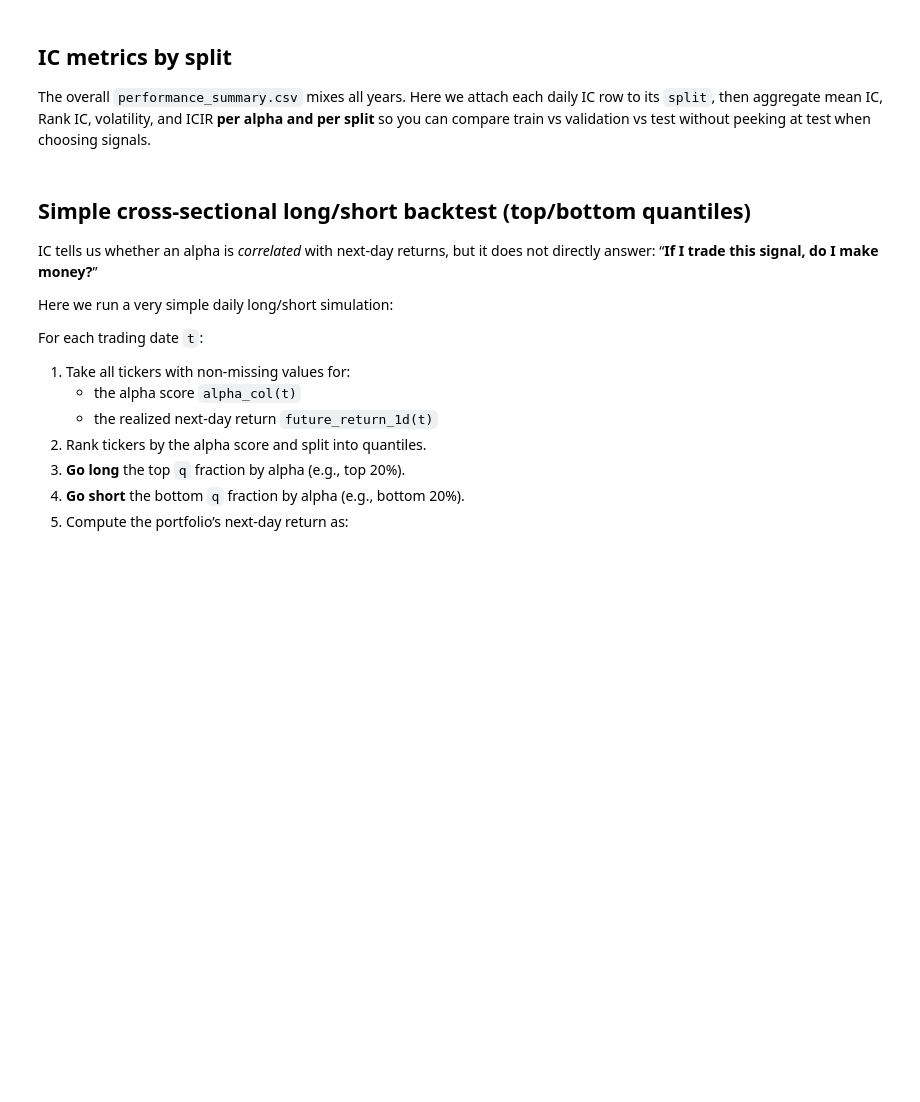
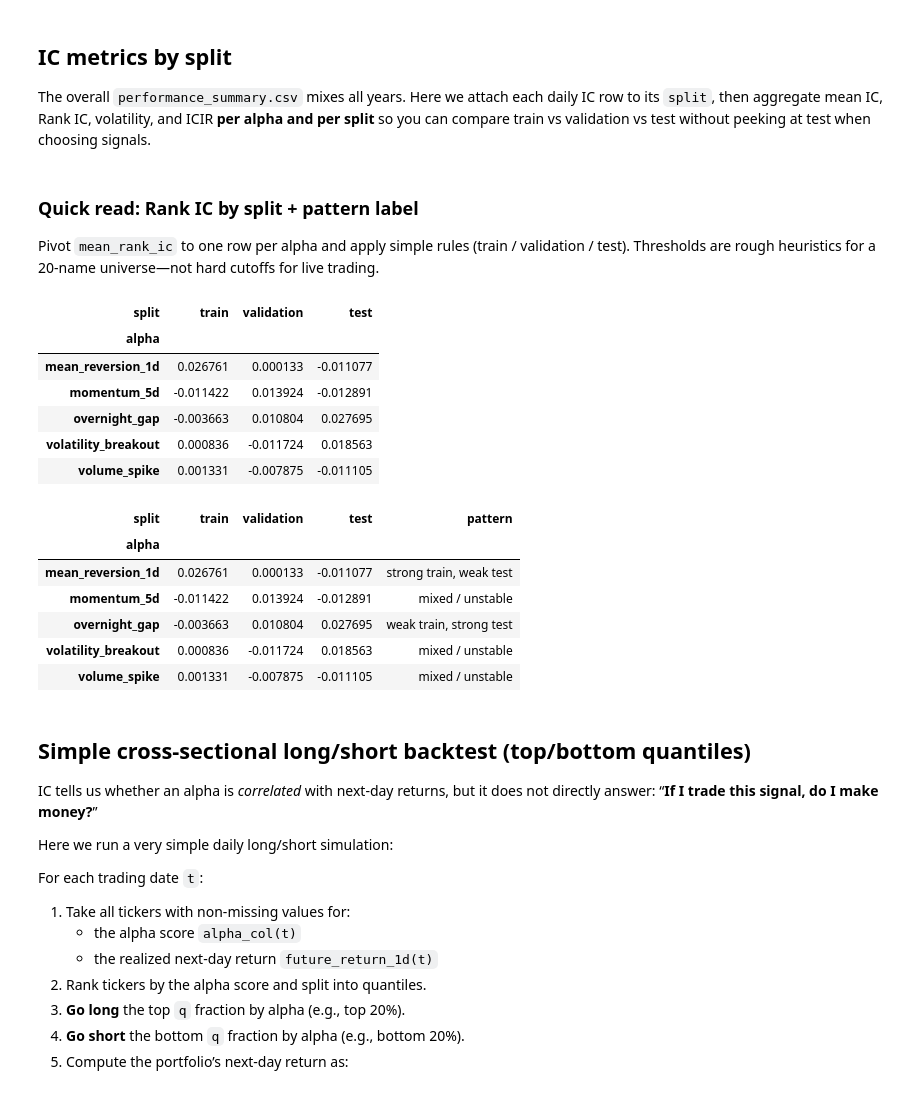
Before and after one commit to jinhanjinhan/AlphaForge-AI, a Jupyter notebook: notebooks/02_alpha_eval_with_splits_and_costs.ipynb, the cells around one changed output. Drawn from its saved outputs; the diff is of its cells as text; code cells hidden in the pictures; blank space fills up the shorter version.

Commit message:
Assign signal for each alpha on train vs validation vs test

```diff
--- a/notebooks/02_alpha_eval_with_splits_and_costs.ipynb
+++ b/notebooks/02_alpha_eval_with_splits_and_costs.ipynb
@@ -286,6 +286,51 @@ performance_by_split["rank_icir"] = (
 performance_by_split.sort_values(["alpha", "split"])
 
 performance_by_split.to_csv(DATA_DIR / "performance_summary_by_split.csv", index=False)
+# %% [markdown]
+### Quick read: Rank IC by split + pattern label
+
+Pivot `mean_rank_ic` to one row per alpha and apply simple rules (train / validation / test). Thresholds are rough heuristics for a 20-name universe—not hard cutoffs for live trading.
+# %%
+# Uses in-memory performance_by_split from the cell above (re-read CSV only if restarting kernel here)
+# p = pd.read_csv(DATA_DIR / "performance_summary_by_split.csv")
+
+p = performance_by_split.sort_values(["alpha", "split"])
+
+wide = p.pivot(index="alpha", columns="split", values="mean_rank_ic")[
+    ["train", "validation", "test"]
+]
+display(wide)
+
+
+def pattern(row):
+    t, v, te = row["train"], row["validation"], row["test"]
+    if all(abs(x) < 0.01 for x in [t, v, te]):
+        return "weak everywhere"
+    if t > 0.02 and te < 0:
+        return "strong train, weak test"
+    if t < 0.01 and te > 0.02:
+        return "weak train, strong test"
+    if t > 0 and v > 0 and te > 0:
+        return "stable (same sign)"
+    return "mixed / unstable"
+
+
+wide.assign(pattern=wide.apply(pattern, axis=1))
+# %% [output]
+| split | train | validation | test |
+| alpha |  |  |  |
+| mean_reversion_1d | 0.026761 | 0.000133 | -0.011077 |
+| momentum_5d | -0.011422 | 0.013924 | -0.012891 |
+| overnight_gap | -0.003663 | 0.010804 | 0.027695 |
+| volatility_breakout | 0.000836 | -0.011724 | 0.018563 |
+| volume_spike | 0.001331 | -0.007875 | -0.011105 |
+| split | train | validation | test | pattern |
+| alpha |  |  |  |  |
+| mean_reversion_1d | 0.026761 | 0.000133 | -0.011077 | strong train, weak test |
+| momentum_5d | -0.011422 | 0.013924 | -0.012891 | mixed / unstable |
+| overnight_gap | -0.003663 | 0.010804 | 0.027695 | weak train, strong test |
+| volatility_breakout | 0.000836 | -0.011724 | 0.018563 | mixed / unstable |
+| volume_spike | 0.001331 | -0.007875 | -0.011105 | mixed / unstable |
 # %% [markdown]
 ## Simple cross-sectional long/short backtest (top/bottom quantiles)
 
```
